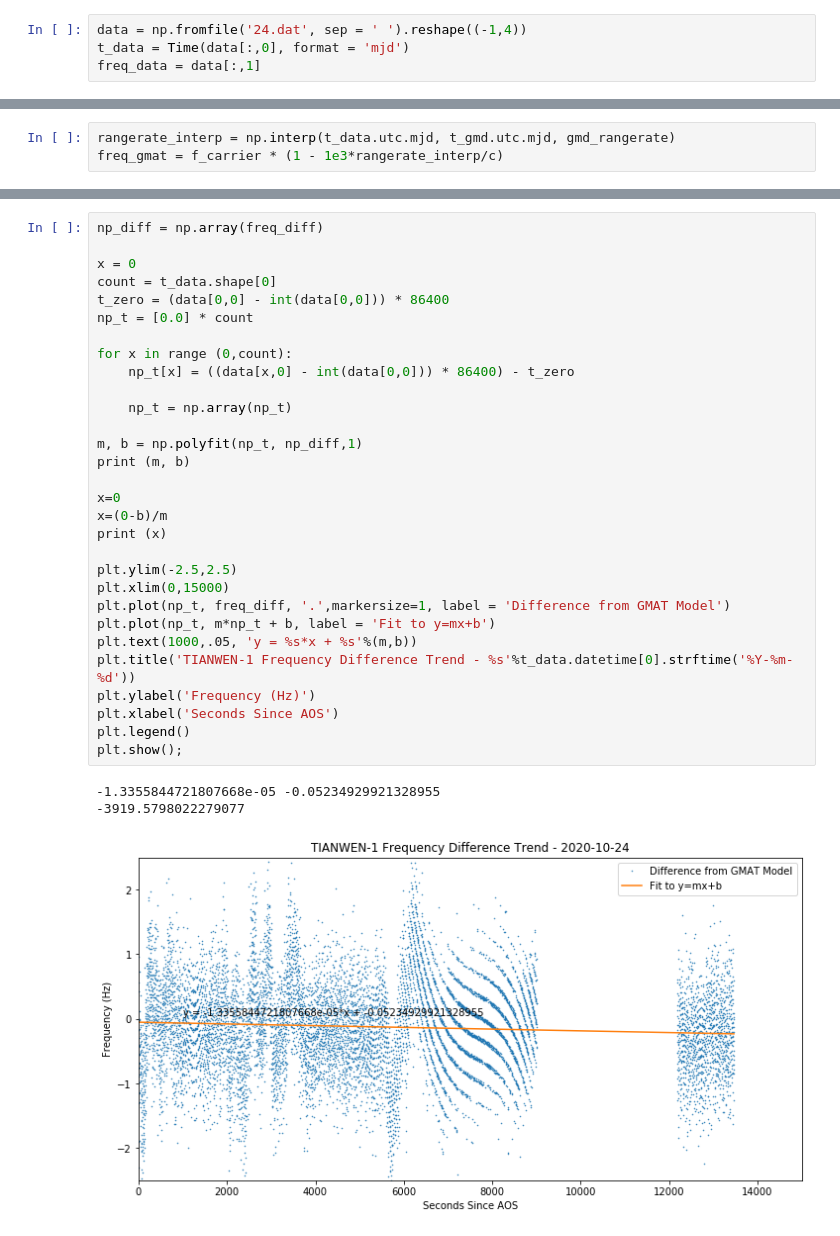
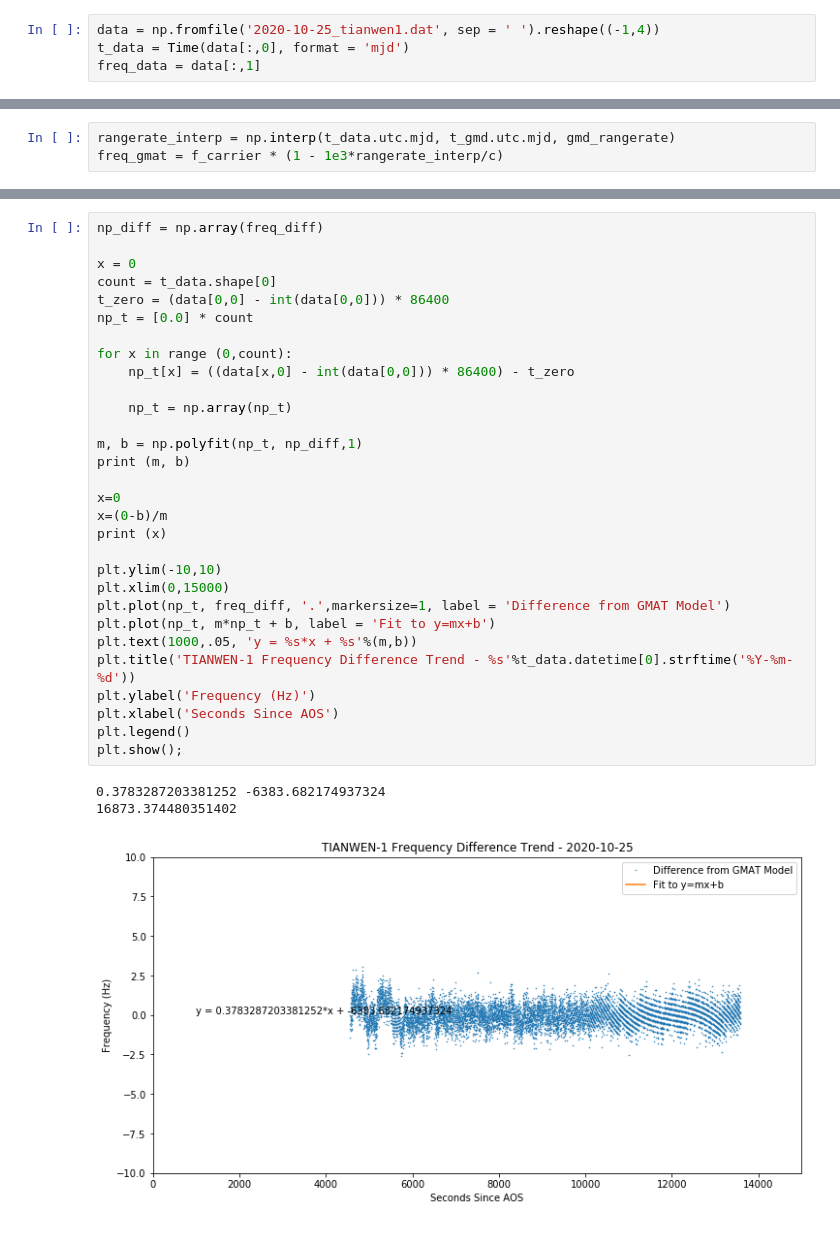
Before and after one commit to ScottTilley/tianwen1, a Jupyter notebook: Doppler_study.ipynb, the cells around one changed output, grey strips where cells are left out. Drawn from its saved outputs; the diff is of its cells as text.

```diff
--- a/Doppler_study.ipynb
+++ b/Doppler_study.ipynb
@@ -15,7 +15,7 @@ plt.rcParams['figure.facecolor'] = 'w'
 #f_carrier = 8431.0165302617e6 before GPSDO software change, average of Oct 11-17th.
 f_carrier = 8431.01653051e6
 # %%
-data = np.fromfile('24.dat', sep = ' ').reshape((-1,4))
+data = np.fromfile('2020-10-25_tianwen1.dat', sep = ' ').reshape((-1,4))
 t_data = Time(data[:,0], format = 'mjd')
 freq_data = data[:,1]
 # %%
@@ -46,37 +46,37 @@ sum(freq_diff) / len(freq_diff)
 # %%
 np_diff = np.array(freq_diff)
 
 x = 0
 count = t_data.shape[0]
 t_zero = (data[0,0] - int(data[0,0])) * 86400
 np_t = [0.0] * count
 
 for x in range (0,count):
     np_t[x] = ((data[x,0] - int(data[0,0])) * 86400) - t_zero
 
     np_t = np.array(np_t)
 
 m, b = np.polyfit(np_t, np_diff,1)
 print (m, b)
 
 x=0
 x=(0-b)/m
 print (x)
 
-plt.ylim(-2.5,2.5)
+plt.ylim(-10,10)
 plt.xlim(0,15000)
 plt.plot(np_t, freq_diff, '.',markersize=1, label = 'Difference from GMAT Model')
 plt.plot(np_t, m*np_t + b, label = 'Fit to y=mx+b')
 plt.text(1000,.05, 'y = %s*x + %s'%(m,b))
 plt.title('TIANWEN-1 Frequency Difference Trend - %s'%t_data.datetime[0].strftime('%Y-%m-%d'))
 plt.ylabel('Frequency (Hz)')
 plt.xlabel('Seconds Since AOS')
 plt.legend()
 plt.show();
 # %% [output]
--1.3355844721807668e-05 -0.05234929921328955
--3919.5798022279077
+0.3783287203381252 -6383.682174937324
+16873.374480351402
-[figure, old version]
+[figure, new version]
 # %%
 plt.plot(t_data.datetime,freq_data,'.' ,markersize=10, alpha=2, label = 'VE7TIL data')
 plt.plot(t_data.datetime, freq_gmat, '.',markersize=1,alpha=1,label = 'GMAT Model')
```
Also changed, not shown: parts of 3 cells of this notebook, 3 other files.
